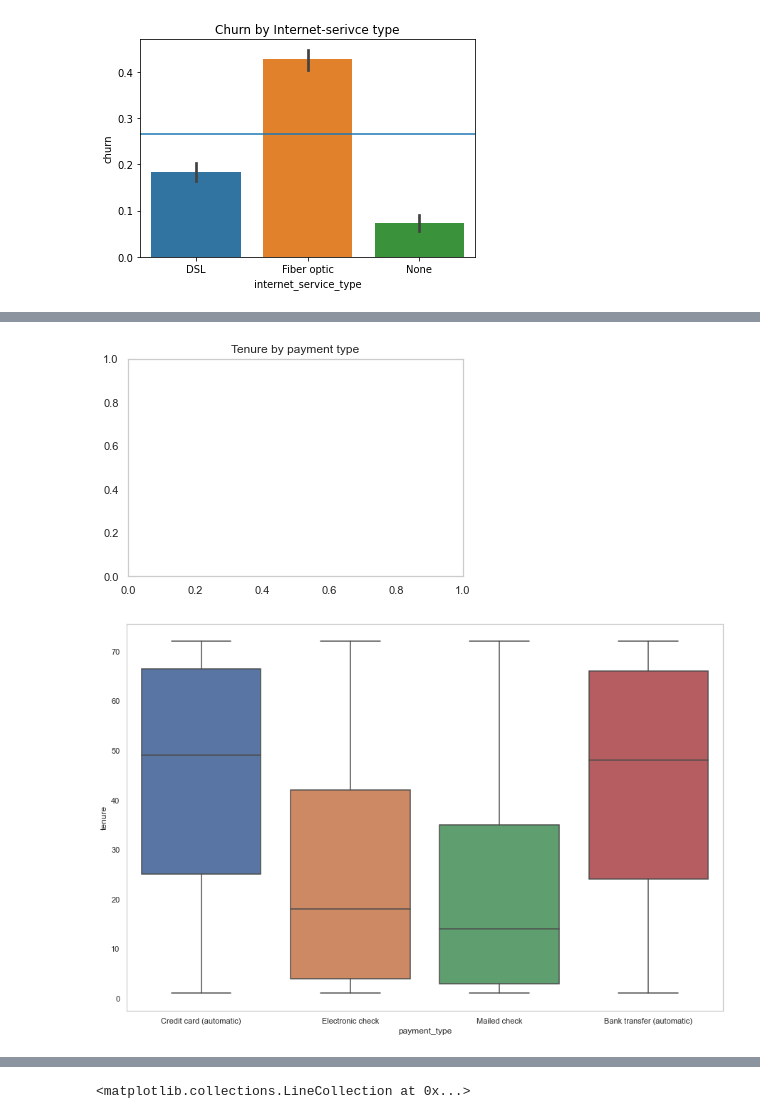
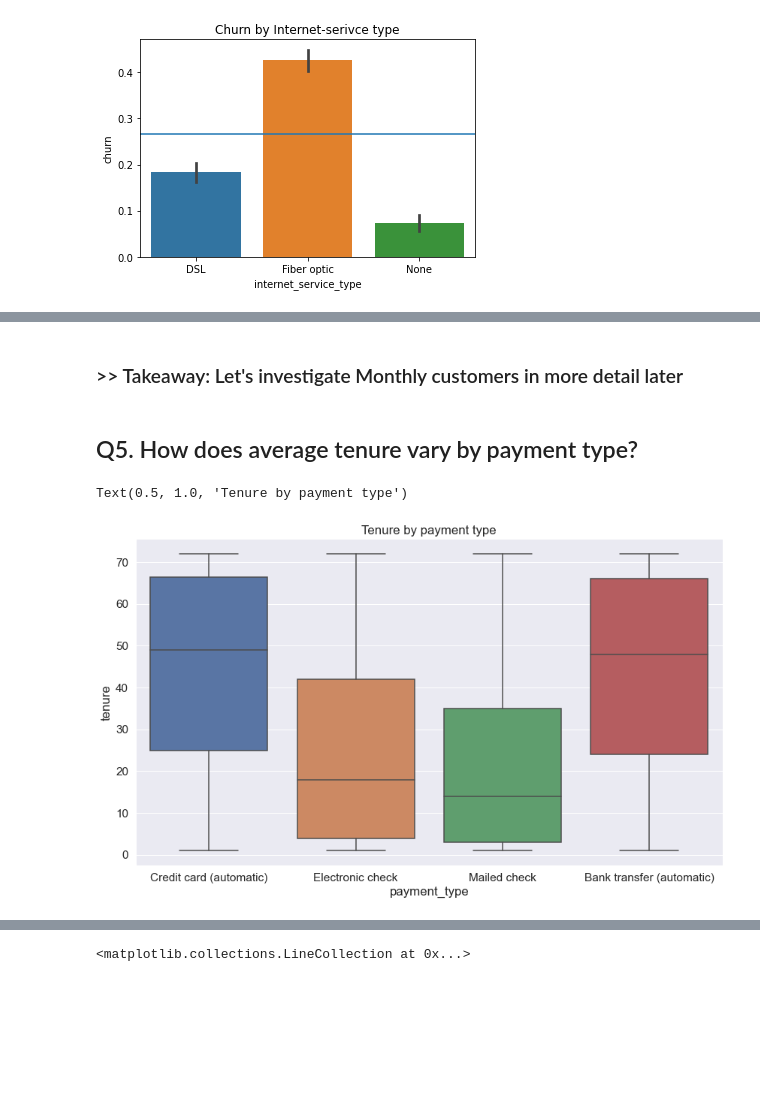
Before and after one commit to fred-lindsey/projects, a Jupyter notebook: TELCO_churn_project/scratch_notebook.ipynb, the cells around one changed output, grey strips where cells are left out. Drawn from its saved outputs; the diff is of its cells as text; code cells hidden in the pictures; blank space fills up the shorter version.

```diff
--- a/TELCO_churn_project/scratch_notebook.ipynb
+++ b/TELCO_churn_project/scratch_notebook.ipynb
@@ -245,4 +246,6 @@ plt.axhline(pop_churn_rate, label="Population Churn Rate")
 # %%
+plt.figure(figsize=(10,8))
+sns.set(font_scale = 1.)
 plt.title("Churn by payment type")
 sns.barplot(x=train.payment_type, y=train.churn, data=train)
 pop_churn_rate = train.churn.mean()
@@ -255,8 +260,8 @@ plt.axhline(pop_churn_rate, label="Population Churn Rate")
 # %%
+plt.figure(figsize=(10,8))
+sns.set(font_scale = 1.3)
 plt.title("Churn by phone service type")
 sns.barplot(x=train.phone_service, y=train.churn, data=train)
 pop_churn_rate = train.churn.mean()
 plt.axhline(pop_churn_rate, label="Population Churn Rate")
-plt.figure(figsize=(12,8))
-sns.set(font_scale = 1.0)
 # %% [output]
@@ -266,0 +274,7 @@ sns.set(font_scale = 1.0)
+# %%
+plt.figure(figsize=(10,8))
+sns.set(font_scale = 1.3)
+plt.title("Churn by payment type")
+sns.barplot(x=train.contract_type, y=train.churn, data=train)
+pop_churn_rate = train.churn.mean()
+plt.axhline(pop_churn_rate, label="Population Churn Rate")
@@ -267,8 +284,13 @@ sns.set(font_scale = 1.0)
+# %% [markdown]
+### >> Takeaway: Let's investigate Monthly customers in more detail later
+# %% [markdown]
+## Q5. How does average tenure vary by payment type?
 # %%
+
+plt.figure(figsize=(14,8))
+sns.set(font_scale = 1.4)
+sns.boxplot(x=train.payment_type, y=train.tenure, data=train)
 plt.title("Tenure by payment type")
-plt.figure(figsize=(15,10))
-sns.boxplot(x=train.payment_type, y=train.tenure, data=train)
-sns.set(font_scale = 1.0)
 # %% [output]
+Text(0.5, 1.0, 'Tenure by payment type')
-[figure, old version]
+[figure, new version]
-[figure, removed]
```
Also changed, not shown: parts of 93 cells of this notebook.
